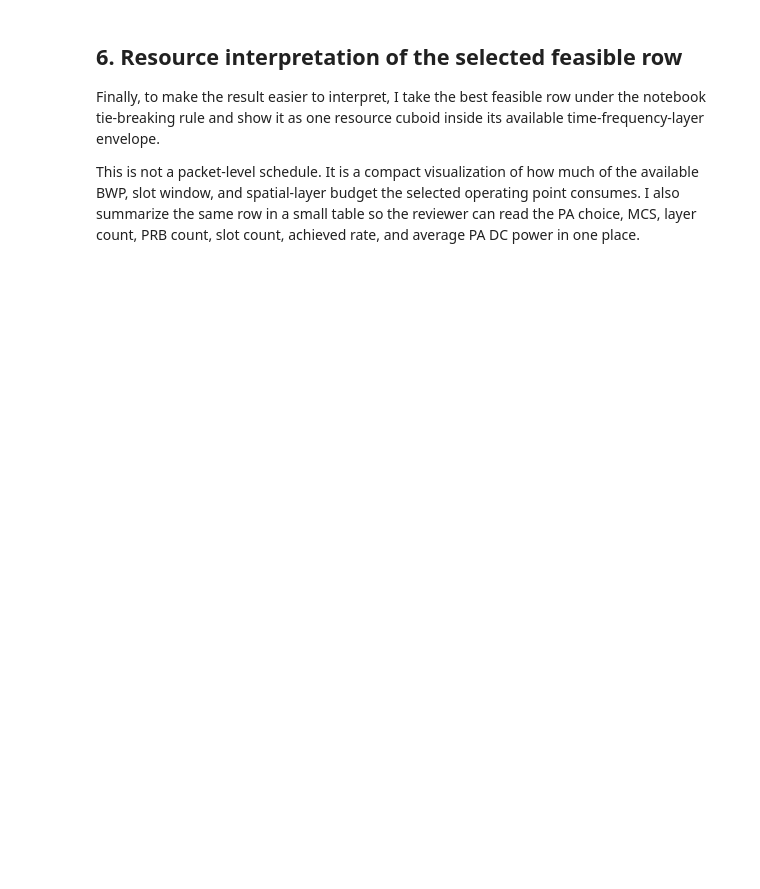
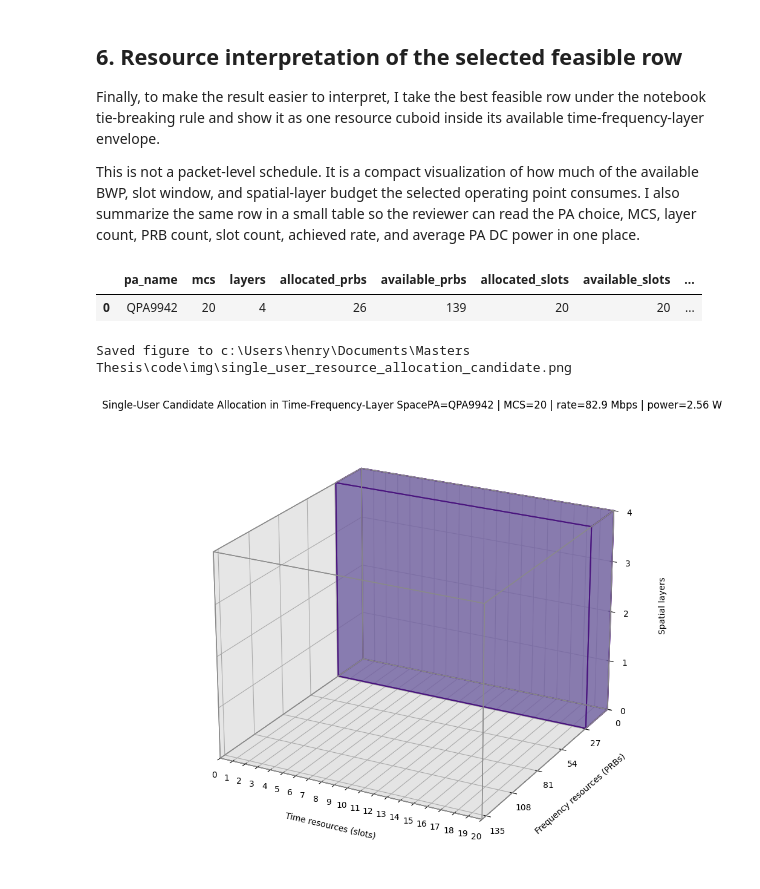
Before and after one commit to henryblu/ran-joint-scheduling-optimization, a Jupyter notebook: single_user_resource_allocation_model.ipynb, the cells around one changed output. Saved outputs shown, nothing was run; the diff lists cells and outputs as text; code cells hidden in the pictures; blank space fills up the shorter version.

```diff
--- a/single_user_resource_allocation_model.ipynb
+++ b/single_user_resource_allocation_model.ipynb
@@ -159,20 +131,17 @@ PUBLIC_CONFIG_COLUMNS = [
     "gamma_req_lin",
 ]
 
-candidate_preview = preview_single_user_candidates(search_problem).copy()
-candidate_table = search_result.candidate_table.copy()
-feasible_table = (
-    candidate_table[candidate_table["is_feasible"] & candidate_table["meets_rate_target"]]
-    .copy()
-    .reset_index(drop=True)
-)
+candidate_preview = preview_single_user_candidates(scenario).copy()
+candidate_table = search_result.copy().reset_index(drop=True)
+feasible_table = candidate_table.copy()
 
-feasibility_summary = (
-    candidate_table.groupby(["is_feasible", "infeasibility_reason"], dropna=False)
-    .size()
-    .reset_index(name="count")
-    .sort_values(["is_feasible", "count"], ascending=[False, False])
-    .reset_index(drop=True)
+feasibility_summary = pd.DataFrame(
+    [
+        {
+            "candidate_space": "returned_feasible_space",
+            "count": int(len(candidate_table)),
+        }
+    ]
 )
 
 best_feasible_row = (
@@ -241,10 +227,10 @@ selected_candidate = (
     .iloc[0]
 )
 
-delta_f_hz = float(problem.rrc_catalog[0].delta_f_hz)
+delta_f_hz = float(deployment_summary.loc[0, "delta_f_hz"])
 TOTAL_PRBS = int(round(float(selected_candidate["bandwidth_hz"]) / (12.0 * delta_f_hz)))
-TOTAL_SLOTS = int(problem.deployment.n_slots_win)
-MAX_LAYERS = int(problem.deployment.n_tx_chains)
+TOTAL_SLOTS = int(deployment_summary.loc[0, "n_slots_win"])
+MAX_LAYERS = int(deployment_summary.loc[0, "n_tx_chains"])
 
 candidate_block = {
     "slot_start": 0,
@@ -332,31 +318,36 @@ cuboid(
     0,
     0,
     candidate_block["slot_count"],
     candidate_block["prb_count"],
     candidate_block["layer_count"],
     allocation_color,
     alpha=0.55,
     edgecolor="#3f007d",
     linewidth=1.4,
 )
 
 ax.set_xlabel("Time resources (slots)", labelpad=12)
 ax.set_ylabel("Frequency resources (PRBs)", labelpad=14)
 ax.zaxis.set_rotate_label(False)
 ax.set_zlabel("Spatial layers", rotation=90, labelpad=18)
 
 ax.set_xlim(0, TOTAL_SLOTS)
 ax.set_ylim(TOTAL_PRBS, 0)
 ax.set_zlim(0, MAX_LAYERS)
 ax.set_xticks(np.arange(0, TOTAL_SLOTS + 1, 1))
 ax.set_yticks(np.arange(0, TOTAL_PRBS + 1, max(1, TOTAL_PRBS // 5)))
 ax.set_zticks(np.arange(0, MAX_LAYERS + 1, 1))
 ax.set_title(
-    "Single-User Candidate Allocation in Time-Frequency-Layer Space\n"
+    "Single-User Candidate Allocation in Time-Frequency-Layer Space"
     f"PA={candidate_block['pa_name']} | MCS={candidate_block['mcs']} | "
     f"rate={candidate_block['rate_mbps']:.1f} Mbps | power={candidate_block['power_w']:.2f} W"
 )
 ax.view_init(elev=22, azim=-62)
 plt.tight_layout()
 export_doc_figure(fig, "single_user_resource_allocation_candidate.png")
 plt.show()
+# %% [output]
+|  | pa_name | mcs | layers | allocated_prbs | available_prbs | allocated_slots | available_slots | ... |
+| 0 | QPA9942 | 20 | 4 | 26 | 139 | 20 | 20 | ... |
+Saved figure to c:\Users\henry\Documents\Masters Thesis\code\img\single_user_resource_allocation_candidate.png
+[figure, added]
```
Also changed, not shown: parts of 8 cells of this notebook, 24 other files.
